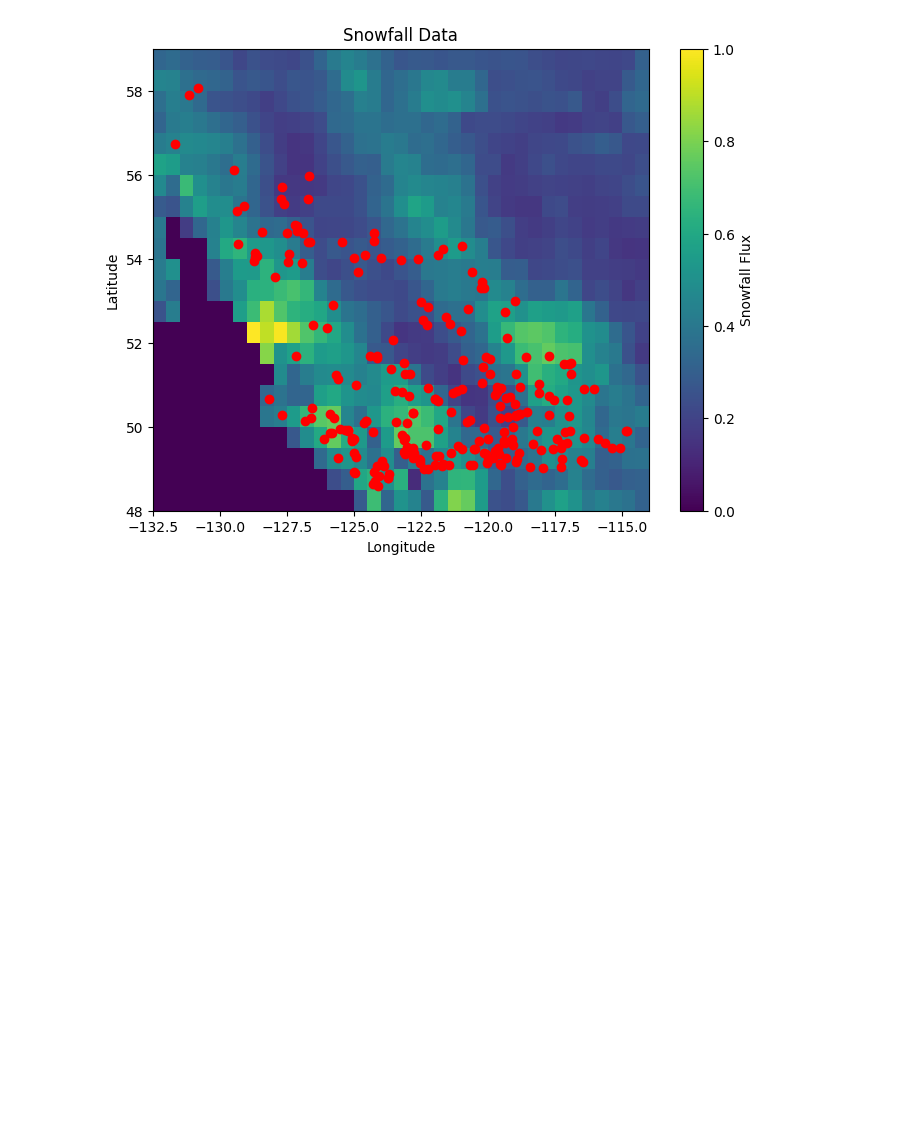
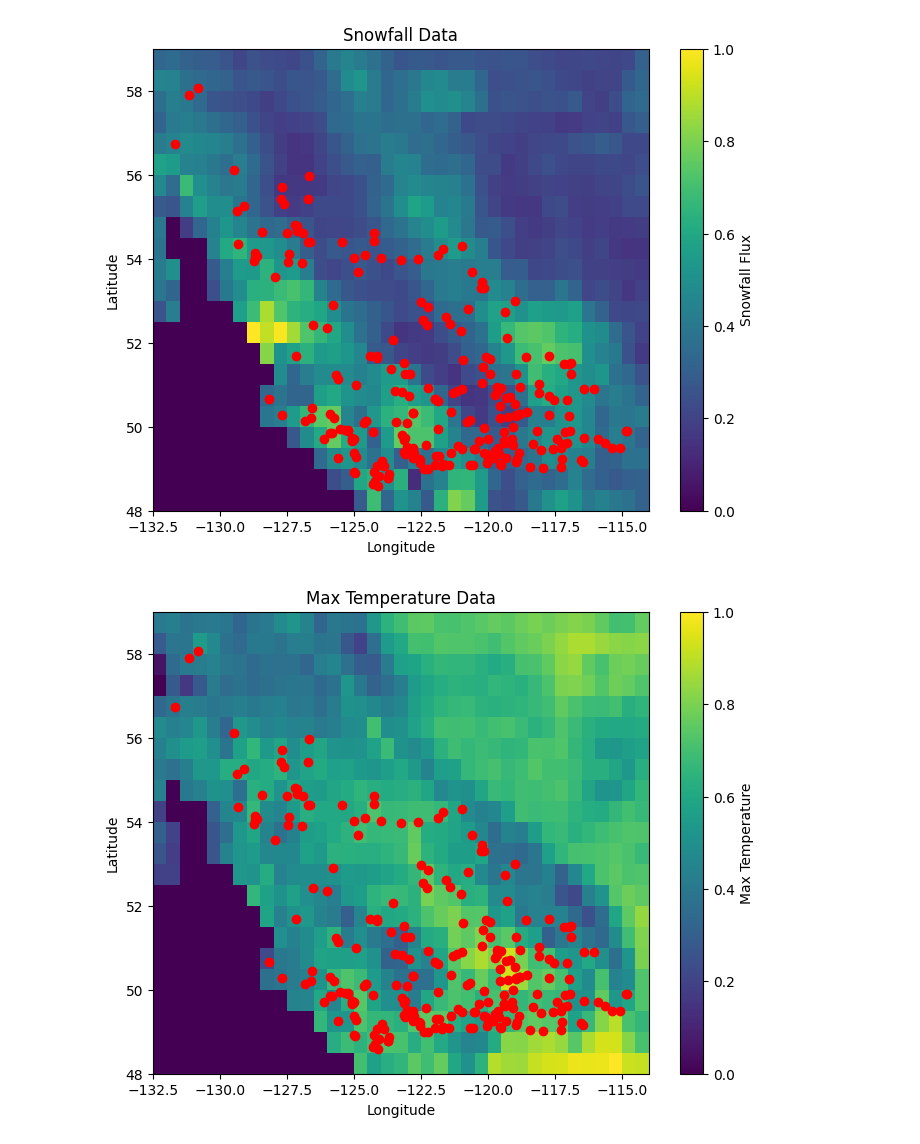
Before and after one commit to TWilson05/EOSC-410-Final-Project, a Jupyter notebook: preprocess_data.ipynb, the cells around one changed output. Cells and saved outputs as stored; diff of their text form; code cells hidden in the pictures; blank space fills up the shorter version.

Commit message:
processed temperature data

```diff
--- a/preprocess_data.ipynb
+++ b/preprocess_data.ipynb
@@ -364,3 +455,19 @@ plt.title('Snowfall Data')
 plt.show()
 # %% [output]
 [figure]
+# %%
+# do this for max temperature
+temp_max = np.load('data/weather_data/max_temp_data.npy')
+temp_max_max = np.max(temp_max, axis=0) - 273.15
+
+# Create the plot
+plt.figure(figsize=(8, 6))
+plt.pcolormesh(measured_lons, measured_lats, temp_max_max, cmap='viridis', vmin=20, shading='auto')
+plt.scatter(lons, lats, c='red')
+plt.colorbar(label='Max Temperature')
+plt.xlabel('Longitude')
+plt.ylabel('Latitude')
+plt.title('Max Temperature Data')
+plt.show()
+# %% [output]
+[figure, added]
```
Also changed, not shown: parts of 8 cells of this notebook, 1 other file.
